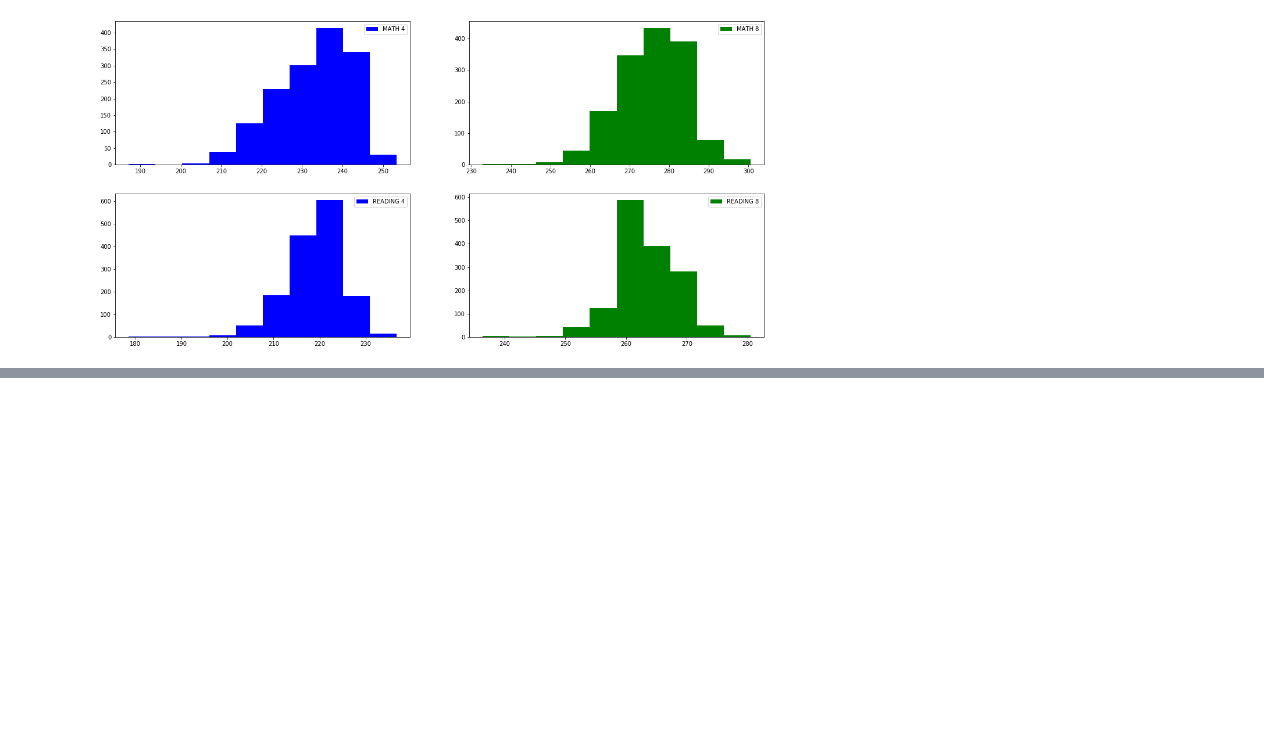
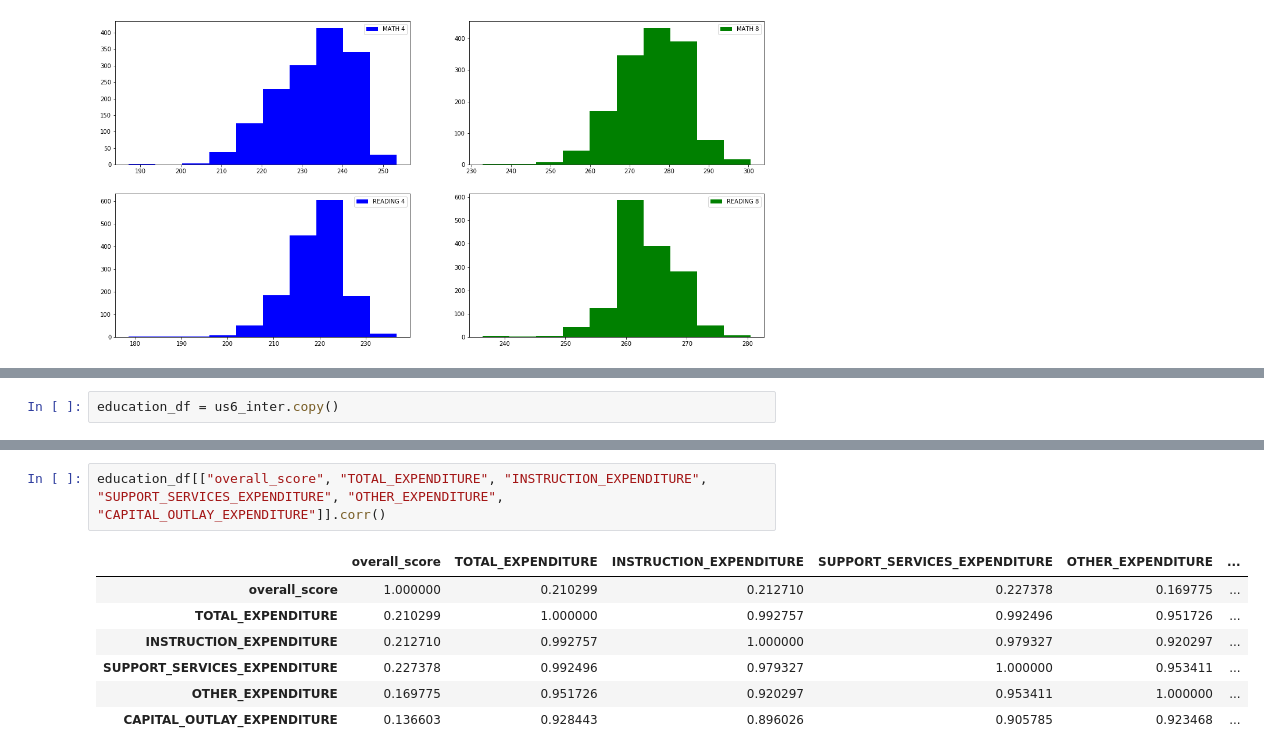
Before and after one commit to iamkkdev/Thinkful-github, a Jupyter notebook: Datamissing.ipynb, the cells around one changed output, grey strips where cells are left out. Cells and saved outputs as stored; diff of their text form; blank space fills up the shorter version.

```diff
--- a/Datamissing.ipynb
+++ b/Datamissing.ipynb
@@ -657,0 +678,2 @@ plt.legend()
+# %%
+education_df = us6_inter.copy()
@@ -657,0 +687,10 @@ plt.legend()
+# %%
+education_df[["overall_score", "TOTAL_EXPENDITURE", "INSTRUCTION_EXPENDITURE", "SUPPORT_SERVICES_EXPENDITURE", "OTHER_EXPENDITURE", "CAPITAL_OUTLAY_EXPENDITURE"]].corr()
+# %% [output]
+|  | overall_score | TOTAL_EXPENDITURE | INSTRUCTION_EXPENDITURE | SUPPORT_SERVICES_EXPENDITURE | OTHER_EXPENDITURE | ... |
+| overall_score | 1.000000 | 0.210299 | 0.212710 | 0.227378 | 0.169775 | ... |
+| TOTAL_EXPENDITURE | 0.210299 | 1.000000 | 0.992757 | 0.992496 | 0.951726 | ... |
+| INSTRUCTION_EXPENDITURE | 0.212710 | 0.992757 | 1.000000 | 0.979327 | 0.920297 | ... |
+| SUPPORT_SERVICES_EXPENDITURE | 0.227378 | 0.992496 | 0.979327 | 1.000000 | 0.953411 | ... |
+| OTHER_EXPENDITURE | 0.169775 | 0.951726 | 0.920297 | 0.953411 | 1.000000 | ... |
+| CAPITAL_OUTLAY_EXPENDITURE | 0.136603 | 0.928443 | 0.896026 | 0.905785 | 0.923468 | ... |
```
Also changed, not shown: parts of 14 cells of this notebook.
